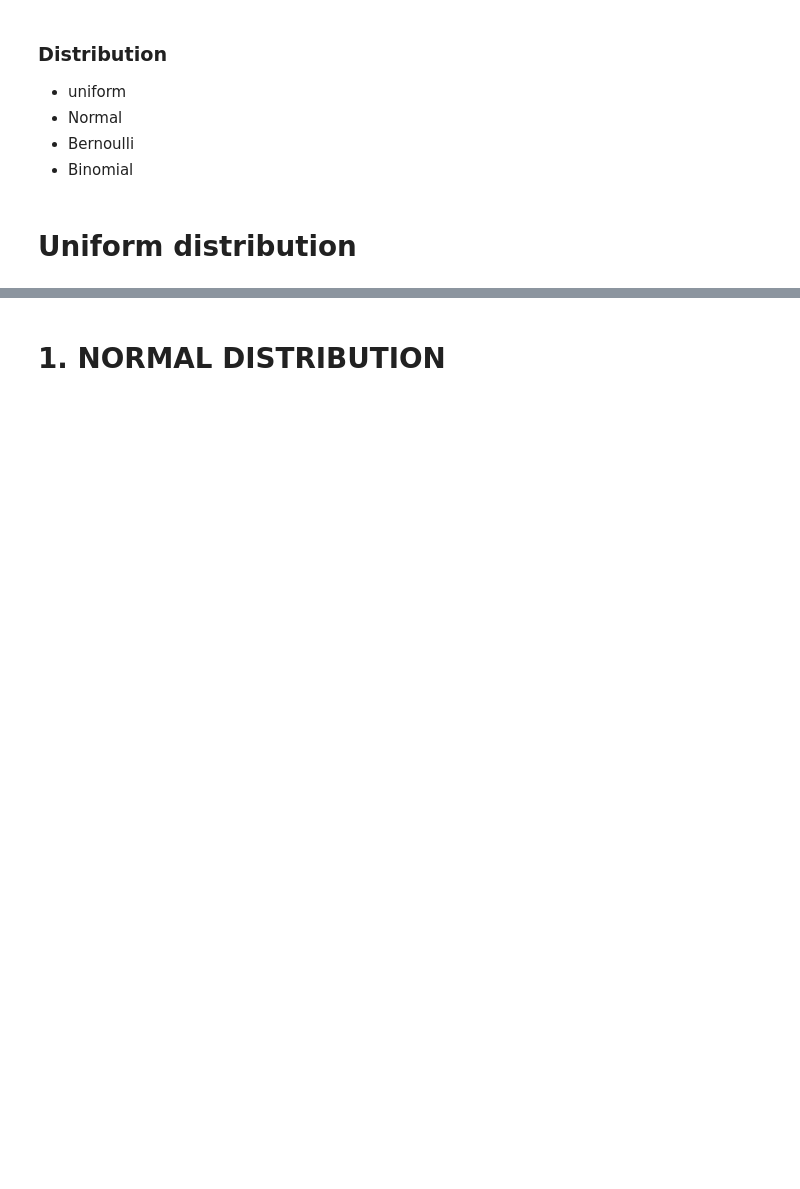
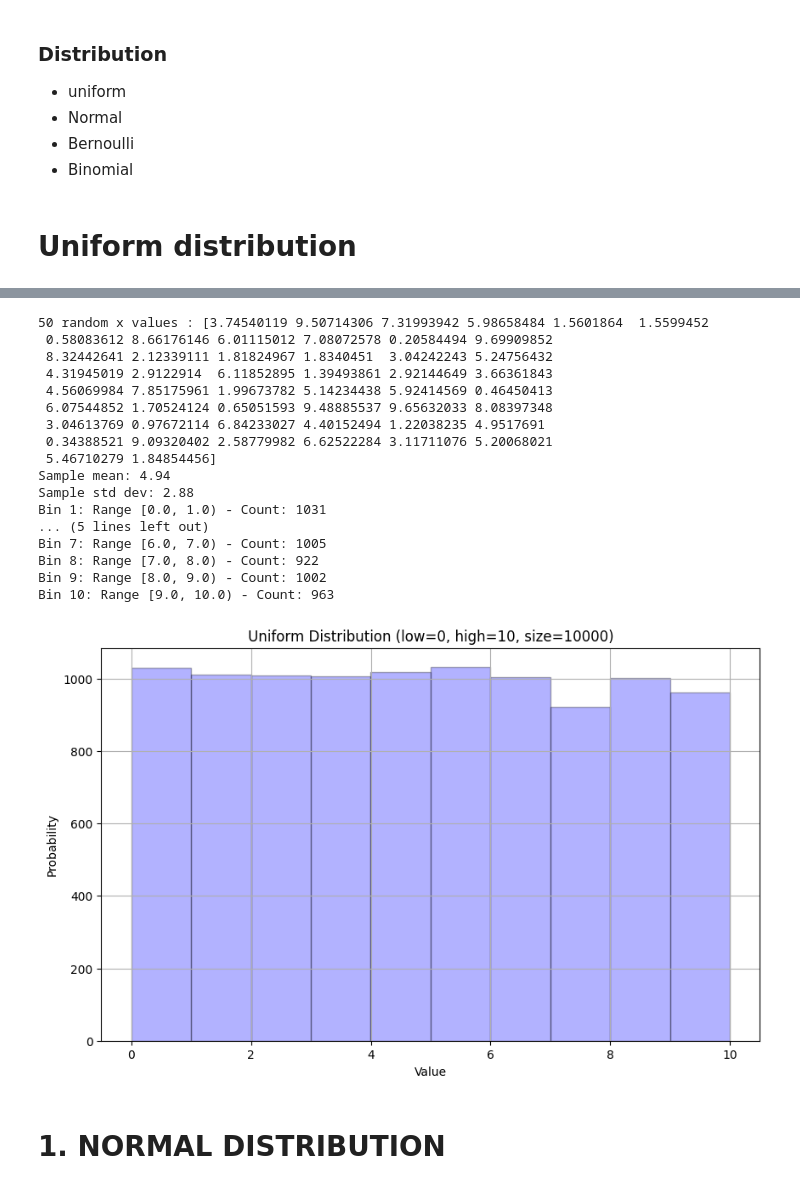
Before and after one commit to ash322ash422/tut_pandas_numpy, a Jupyter notebook: tut_numpy/tut_numpy_applic4_probDistrib_UniformNormalBinomialBernoulli_CentLtTheorom.ipynb, the cells around one changed output, grey strips where cells are left out. Saved outputs shown, nothing was run; the diff lists cells and outputs as text; code cells hidden in the pictures; blank space fills up the shorter version.

```diff
--- a/tut_numpy/tut_numpy_applic4_probDistrib_UniformNormalBinomialBernoulli_CentLtTheorom.ipynb
+++ b/tut_numpy/tut_numpy_applic4_probDistrib_UniformNormalBinomialBernoulli_CentLtTheorom.ipynb
@@ -41,3 +13,58 @@ Sample std dev: 2.88
+# %%
+
+np.random.seed(42) # Set seed for reproducibility
+
+# Parameters
+low  = 0     # Lower bound of the distribution
+high = 10    # Upper bound of the distribution
+size = 10000 # Number of samples
+
+# Generate uniform-distributed data
+x = np.random.uniform(low=low, high=high, size=size)
+print(f"50 random x values : {x[:50]}")
+
+# Display basic info
+print(f"Sample mean: {np.mean(x):.2f}")
+print(f"Sample std dev: {np.std(x):.2f}")
+
+# Plot histogram
+bins= int(size/1000) # I want 10 bins. This can be increaed to high number, but comment out the prit stmt.
+counts, bin_edges = np.histogram(x, bins=bins) # Compute histogram counts and bin edges
+
+# Print bin ranges and counts
+for i in range(len(counts)):
+    print(f"Bin {i+1}: Range [{bin_edges[i]:.1f}, {bin_edges[i+1]:.1f}) - Count: {counts[i]}")
+
+
+plt.figure(figsize=(10, 6))
+
+# OPTION1: comment out OPTION2 and uncomment this to see frequency count
+plt.hist(x, bins=bins, density=False, alpha=0.3, edgecolor='black',label='Empirical PDF (Histogram)', color='blue')
+
+plt.title(f'Uniform Distribution (low={low}, high={high}, size={size})')
+plt.xlabel('Value')
+plt.ylabel('Probability')
+plt.grid(True)
+plt.show()
+# %% [output]
+50 random x values : [3.74540119 9.50714306 7.31993942 5.98658484 1.5601864  1.5599452
+ 0.58083612 8.66176146 6.01115012 7.08072578 0.20584494 9.69909852
+ 8.32442641 2.12339111 1.81824967 1.8340451  3.04242243 5.24756432
+ 4.31945019 2.9122914  6.11852895 1.39493861 2.92144649 3.66361843
+ 4.56069984 7.85175961 1.99673782 5.14234438 5.92414569 0.46450413
+ 6.07544852 1.70524124 0.65051593 9.48885537 9.65632033 8.08397348
+ 3.04613769 0.97672114 6.84233027 4.40152494 1.22038235 4.9517691
+ 0.34388521 9.09320402 2.58779982 6.62522284 3.11711076 5.20068021
+ 5.46710279 1.84854456]
+Sample mean: 4.94
+Sample std dev: 2.88
+Bin 1: Range [0.0, 1.0) - Count: 1031
+... (5 lines left out)
+Bin 7: Range [6.0, 7.0) - Count: 1005
+Bin 8: Range [7.0, 8.0) - Count: 922
+Bin 9: Range [8.0, 9.0) - Count: 1002
+Bin 10: Range [9.0, 10.0) - Count: 963
+[figure, added]
 # %% [markdown]
 # 1. NORMAL DISTRIBUTION
 # %%
```
Also changed, not shown: parts of 13 cells of this notebook, 8 other files.
